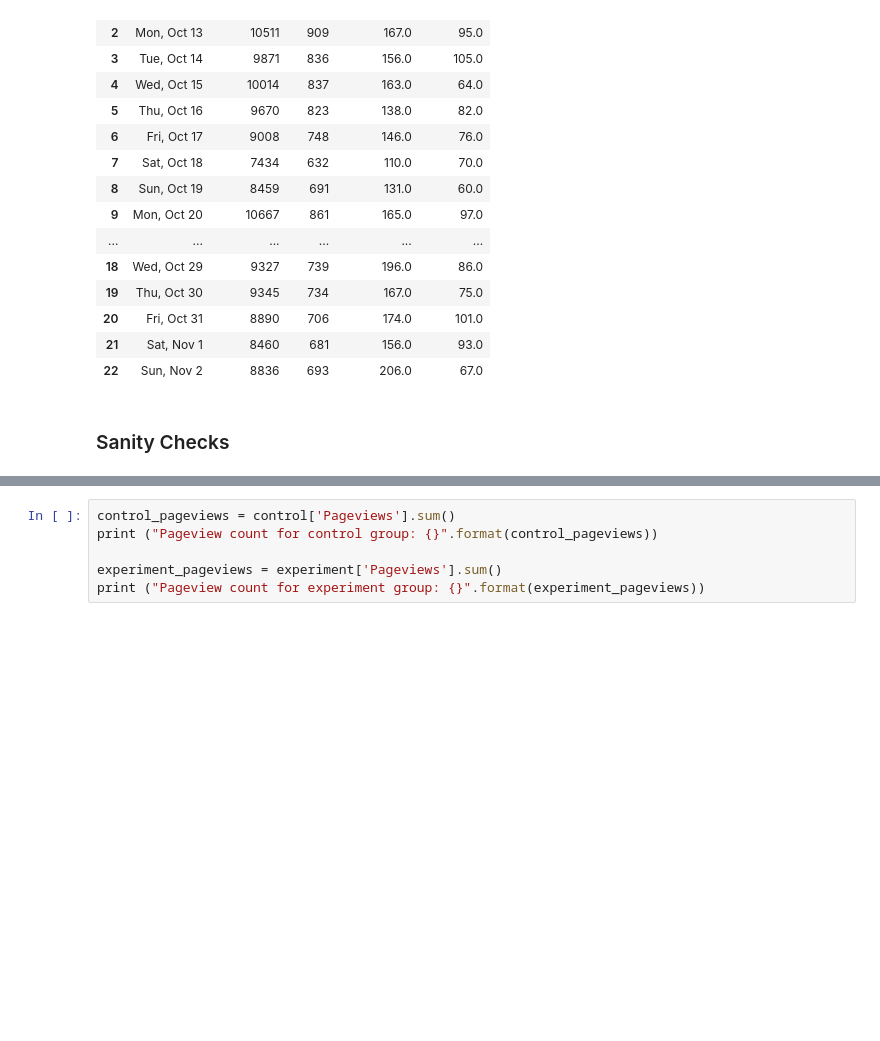
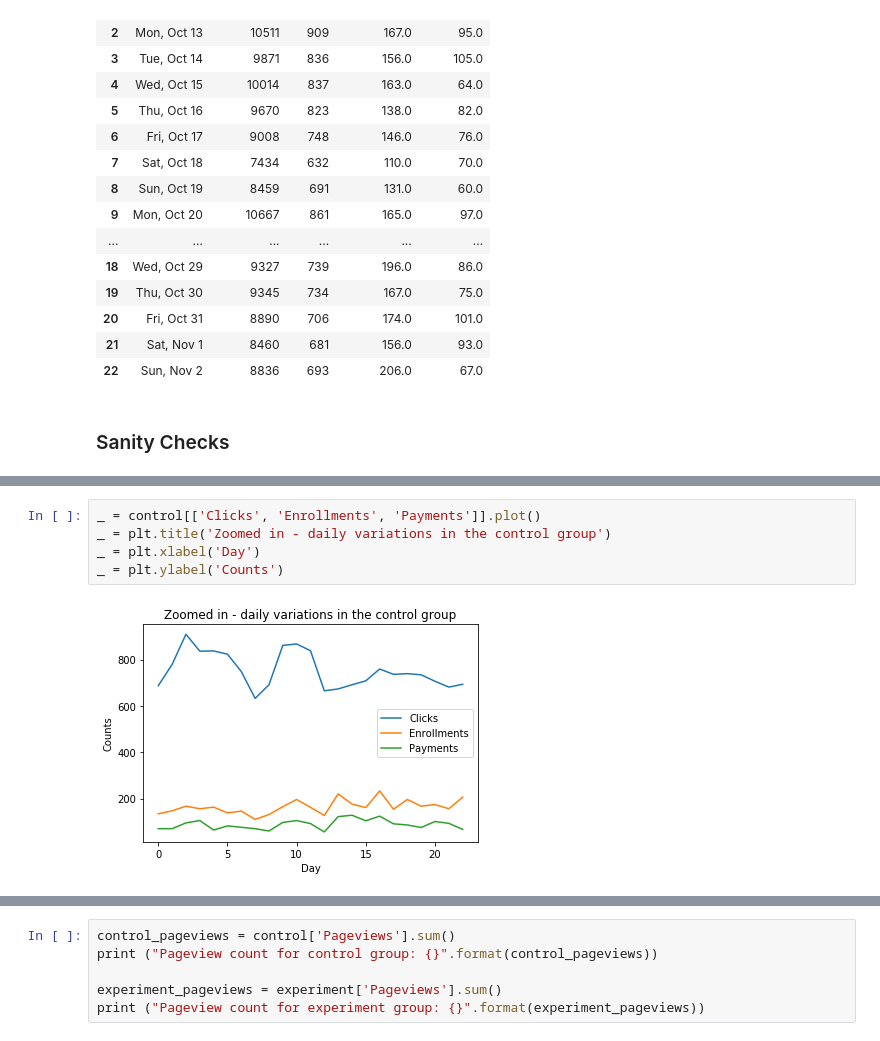
Before and after one commit to Mahshidxyz/A-B-Testing, a Jupyter notebook: A_B_testing.ipynb, the cells around one changed output, grey strips where cells are left out. Cells and saved outputs as stored; diff of their text form; blank space fills up the shorter version.

```diff
--- a/A_B_testing.ipynb
+++ b/A_B_testing.ipynb
@@ -226,0 +247,7 @@ control
+# %%
+_ = control[['Clicks', 'Enrollments', 'Payments']].plot()
+_ = plt.title('Zoomed in - daily variations in the control group')
+_ = plt.xlabel('Day')
+_ = plt.ylabel('Counts')
+# %% [output]
+[figure, added]
```
Also changed, not shown: parts of 21 cells of this notebook, 2 other files.
